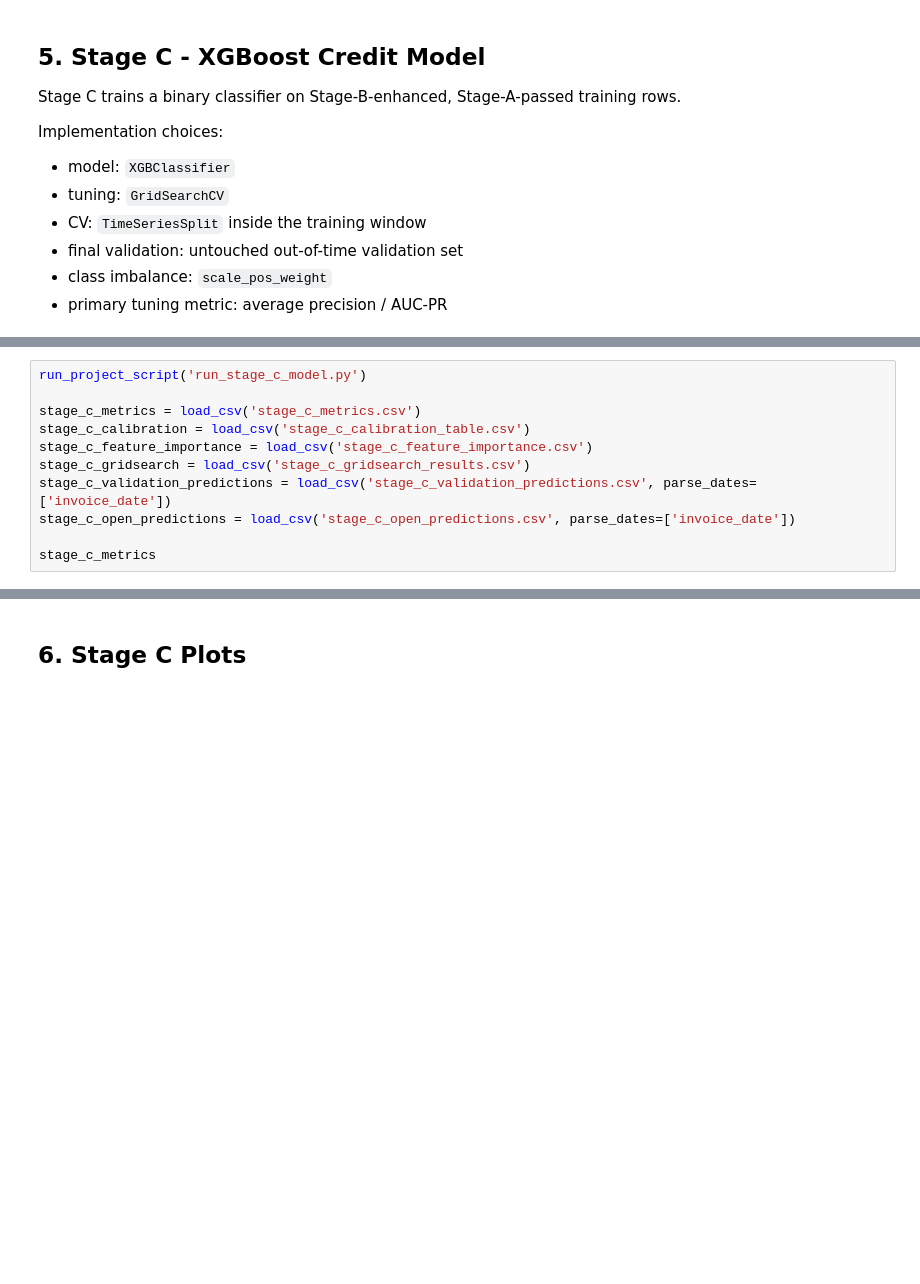
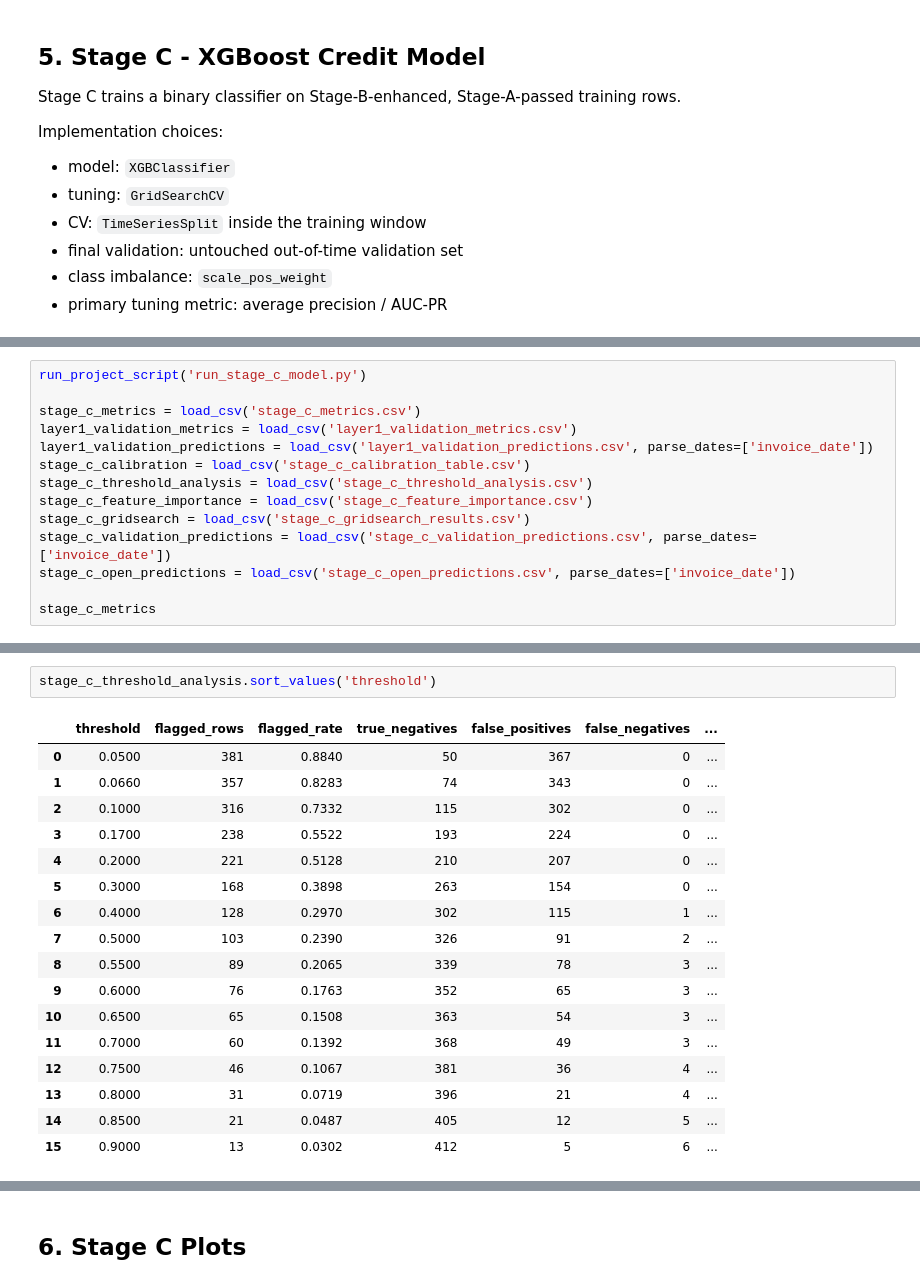
Before and after one commit to pendyal1/ai_credit_intelligence, a Jupyter notebook: notebooks/01_data_understanding_eda.ipynb, the cells around one changed output, grey strips where cells are left out. Saved outputs shown, nothing was run; the diff lists cells and outputs as text; blank space fills up the shorter version.

```diff
--- a/notebooks/01_data_understanding_eda.ipynb
+++ b/notebooks/01_data_understanding_eda.ipynb
@@ -249,7 +461,10 @@ xgb_config['grid_search']['param_grid']
 run_project_script('run_stage_c_model.py')
 
 stage_c_metrics = load_csv('stage_c_metrics.csv')
+layer1_validation_metrics = load_csv('layer1_validation_metrics.csv')
+layer1_validation_predictions = load_csv('layer1_validation_predictions.csv', parse_dates=['invoice_date'])
 stage_c_calibration = load_csv('stage_c_calibration_table.csv')
+stage_c_threshold_analysis = load_csv('stage_c_threshold_analysis.csv')
 stage_c_feature_importance = load_csv('stage_c_feature_importance.csv')
 stage_c_gridsearch = load_csv('stage_c_gridsearch_results.csv')
 stage_c_validation_predictions = load_csv('stage_c_validation_predictions.csv', parse_dates=['invoice_date'])
@@ -268,0 +553,20 @@ stage_c_calibration
+# %%
+stage_c_threshold_analysis.sort_values('threshold')
+# %% [output]
+|  | threshold | flagged_rows | flagged_rate | true_negatives | false_positives | false_negatives | ... |
+| 0 | 0.0500 | 381 | 0.8840 | 50 | 367 | 0 | ... |
+| 1 | 0.0660 | 357 | 0.8283 | 74 | 343 | 0 | ... |
+| 2 | 0.1000 | 316 | 0.7332 | 115 | 302 | 0 | ... |
+| 3 | 0.1700 | 238 | 0.5522 | 193 | 224 | 0 | ... |
+| 4 | 0.2000 | 221 | 0.5128 | 210 | 207 | 0 | ... |
+| 5 | 0.3000 | 168 | 0.3898 | 263 | 154 | 0 | ... |
+| 6 | 0.4000 | 128 | 0.2970 | 302 | 115 | 1 | ... |
+| 7 | 0.5000 | 103 | 0.2390 | 326 | 91 | 2 | ... |
+| 8 | 0.5500 | 89 | 0.2065 | 339 | 78 | 3 | ... |
+| 9 | 0.6000 | 76 | 0.1763 | 352 | 65 | 3 | ... |
+| 10 | 0.6500 | 65 | 0.1508 | 363 | 54 | 3 | ... |
+| 11 | 0.7000 | 60 | 0.1392 | 368 | 49 | 3 | ... |
+| 12 | 0.7500 | 46 | 0.1067 | 381 | 36 | 4 | ... |
+| 13 | 0.8000 | 31 | 0.0719 | 396 | 21 | 4 | ... |
+| 14 | 0.8500 | 21 | 0.0487 | 405 | 12 | 5 | ... |
+| 15 | 0.9000 | 13 | 0.0302 | 412 | 5 | 6 | ... |
```
Also changed, not shown: parts of 32 cells of this notebook, 33 other files.
